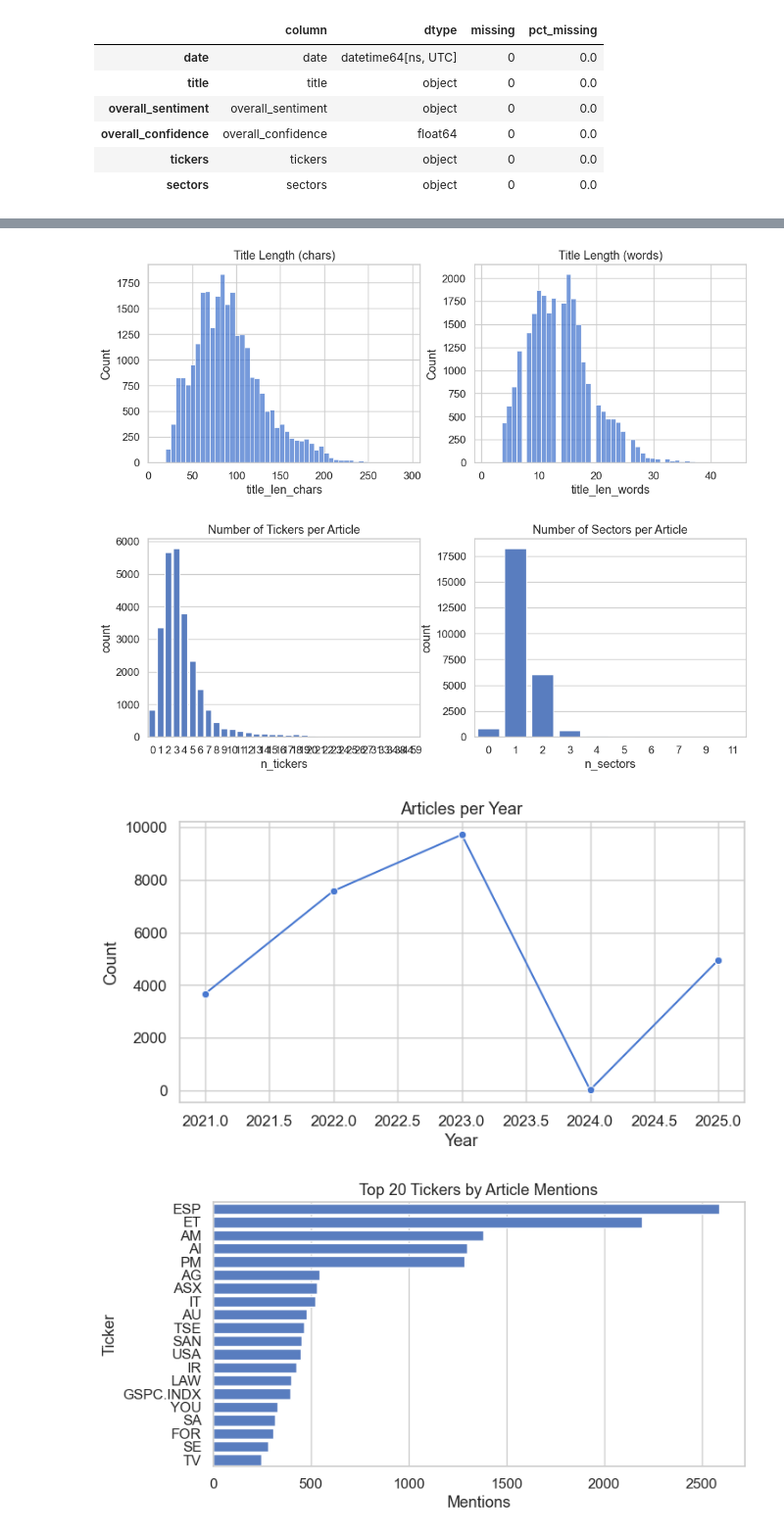
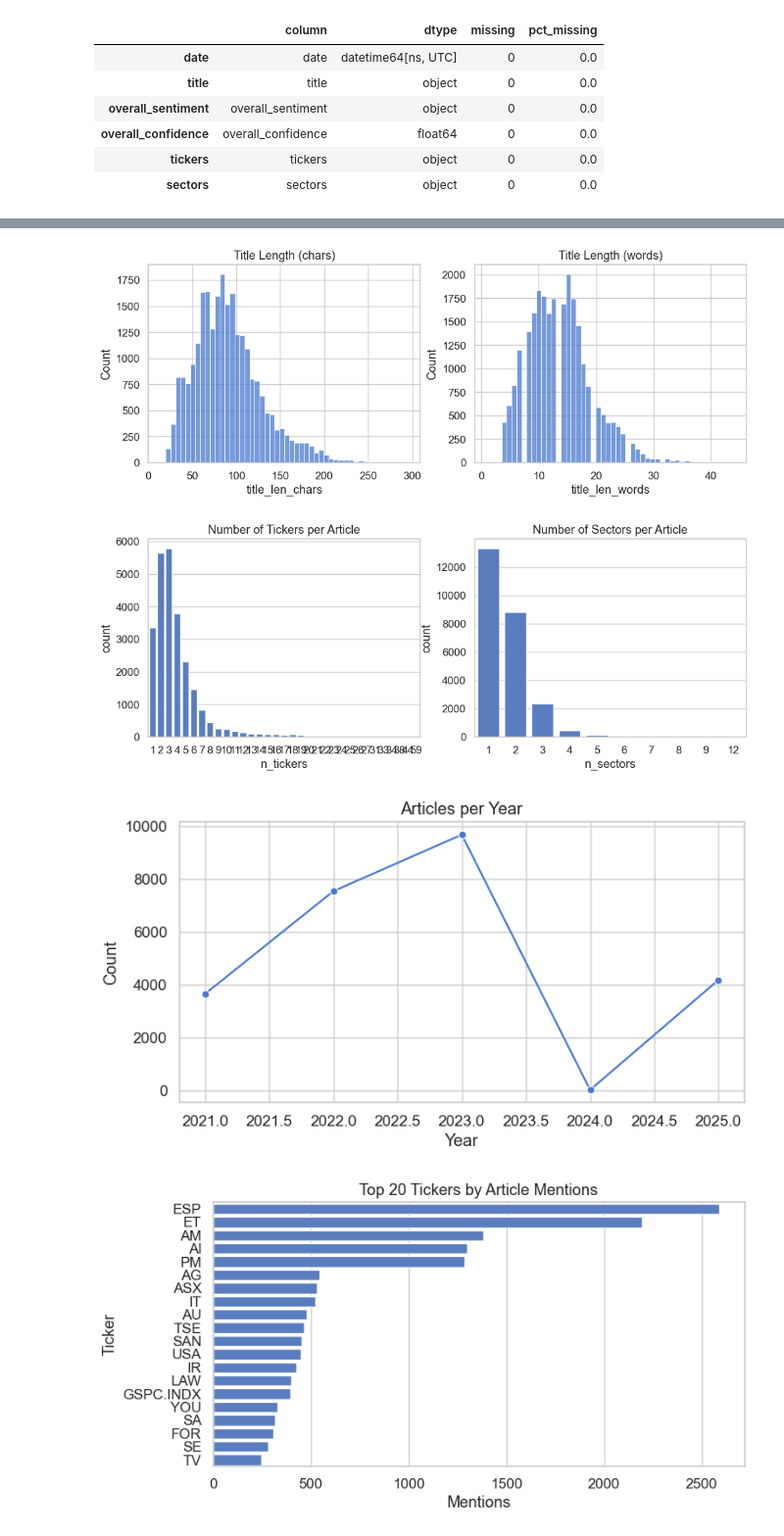
Before and after one commit to Roee104/FinancialSentimentAnalysis, a Jupyter notebook: notebooks/02_EDA_enriched.ipynb, the cells around one changed output, grey strips where cells are left out. Shown at 98% size. Cells and saved outputs as stored; diff of their text form; code cells hidden in the pictures.

```diff
--- a/notebooks/02_EDA_enriched.ipynb
+++ b/notebooks/02_EDA_enriched.ipynb
@@ -7,7 +7,7 @@ import seaborn as sns
 sns.set(style="whitegrid", palette="muted", font_scale=1.1)
 # %%
 # 1. Load JSONL
-df = pd.read_json("../data/processed_articles.jsonl", lines=True)
+df = pd.read_json("../data/processed_articles (2).jsonl", lines=True)
 
 # 2. Quick look
 print(df.shape)
@@ -38,3 +36,5 @@ Name: tickers, Length: 25963, dtype: object
+# %%
+df_filtered = df[df["tickers"].map(len) > 0].reset_index(drop=True)
 # %%
 # 3. Column types + missingness
 schema = pd.DataFrame({
@@ -69,30 +69,30 @@ plt.show()
 # %%
-df["title_len_chars"] = df["title"].str.len()
-df["title_len_words"] = df["title"].str.split().map(len)
+df_filtered["title_len_chars"] = df_filtered["title"].str.len()
+df_filtered["title_len_words"] = df_filtered["title"].str.split().map(len)
 
 fig, axes = plt.subplots(1,2, figsize=(12,4))
-sns.histplot(df["title_len_chars"], bins=50, ax=axes[0])
+sns.histplot(df_filtered["title_len_chars"], bins=50, ax=axes[0])
 axes[0].set_title("Title Length (chars)")
-sns.histplot(df["title_len_words"], bins=50, ax=axes[1])
+sns.histplot(df_filtered["title_len_words"], bins=50, ax=axes[1])
 axes[1].set_title("Title Length (words)")
 plt.show()
 # %% [output]
-[figure, old version]
+[figure, new version]
 # %%
-df["n_tickers"] = df["tickers"].map(len)
-df["n_sectors"] = df["sectors"].map(len)
+df_filtered["n_tickers"] = df_filtered["tickers"].map(len)
+df_filtered["n_sectors"] = df_filtered["sectors"].map(len)
 
 fig, axes = plt.subplots(1,2, figsize=(12,4))
-sns.countplot(x="n_tickers", data=df, ax=axes[0])
+sns.countplot(x="n_tickers", data=df_filtered, ax=axes[0])
 axes[0].set_title("Number of Tickers per Article")
-sns.countplot(x="n_sectors", data=df, ax=axes[1])
+sns.countplot(x="n_sectors", data=df_filtered, ax=axes[1])
 axes[1].set_title("Number of Sectors per Article")
 plt.show()
 # %% [output]
-[figure, old version]
+[figure, new version]
 # %%
-df["date"] = pd.to_datetime(df["date"])
-yearly = df["date"].dt.year.value_counts().sort_index()
+df_filtered["date"] = pd.to_datetime(df_filtered["date"])
+yearly = df_filtered["date"].dt.year.value_counts().sort_index()
 
 plt.figure(figsize=(8,4))
 sns.lineplot(x=yearly.index, y=yearly.values, marker="o")
@@ -101,6 +101,6 @@ plt.ylabel("Count")
 plt.xlabel("Year")
 plt.show()
 # %% [output]
-[figure, old version]
+[figure, new version]
 # %%
 # 3.1 Flatten ticker list
```
Also changed, not shown: parts of 14 cells of this notebook, 5 other files.
